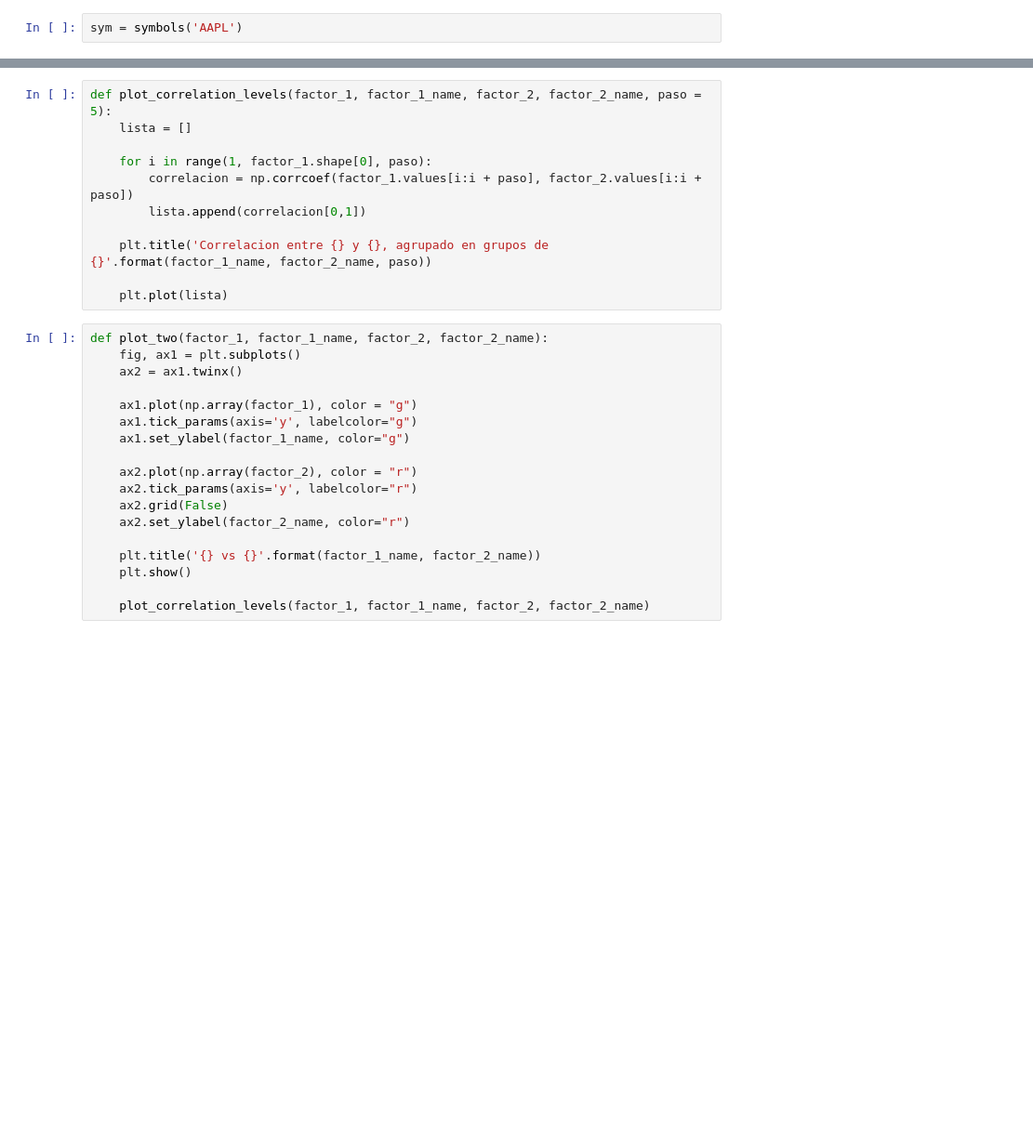
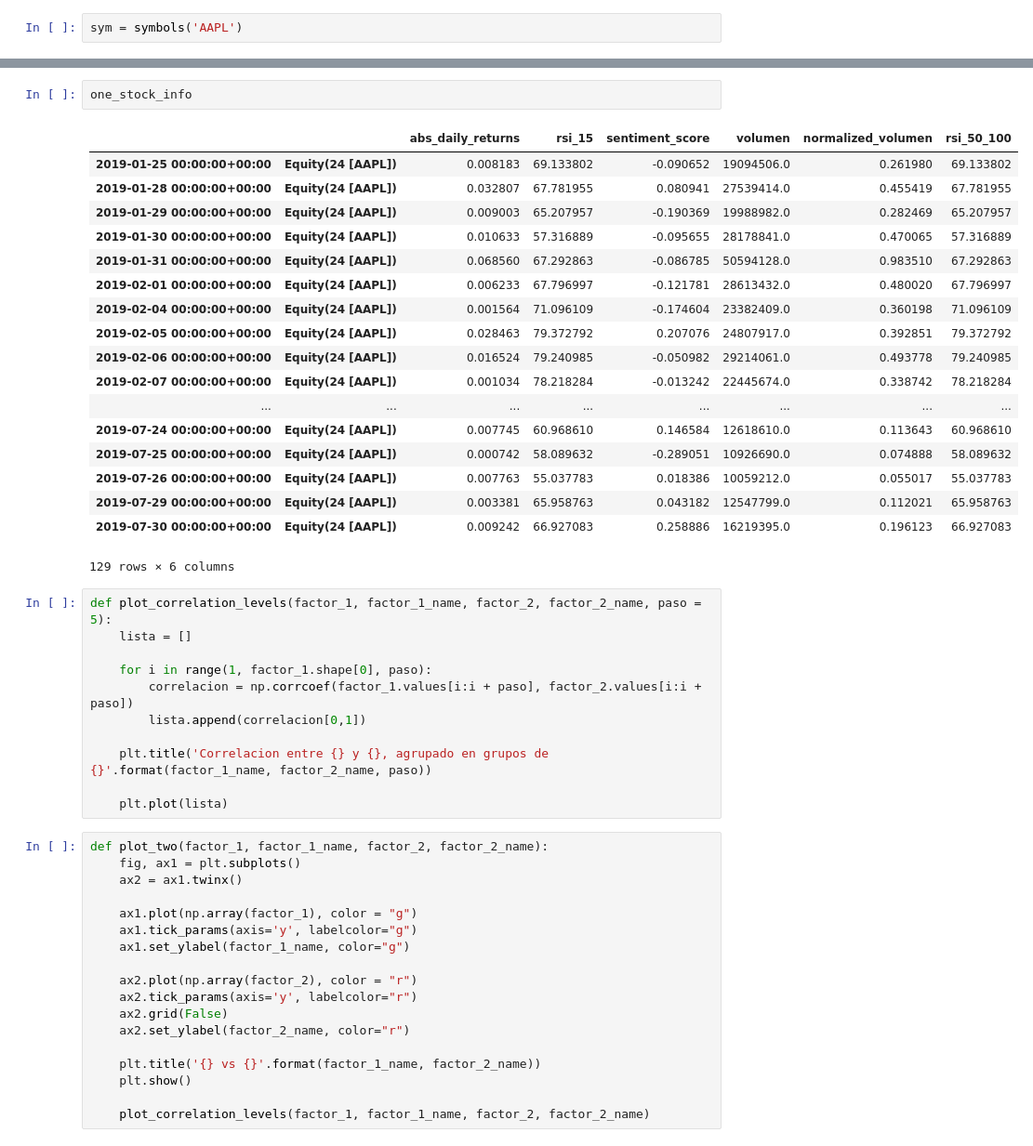
Before and after one commit to alyinuva/correlaciones, a Jupyter notebook: Correlaciones.ipynb, the cells around one changed output, grey strips where cells are left out. Shown at 93% size. Saved outputs shown, nothing was run; the diff lists cells and outputs as text; blank space fills up the shorter version.

```diff
--- a/Correlaciones.ipynb
+++ b/Correlaciones.ipynb
@@ -85,3 +105,24 @@ one_stock_info = pipeline_output.xs(sym, level=1, drop_level=False)
+# %%
+one_stock_info
+# %% [output]
+|  |  | abs_daily_returns | rsi_15 | sentiment_score | volumen | normalized_volumen | rsi_50_100 |
+| 2019-01-25 00:00:00+00:00 | Equity(24 [AAPL]) | 0.008183 | 69.133802 | -0.090652 | 19094506.0 | 0.261980 | 69.133802 |
+| 2019-01-28 00:00:00+00:00 | Equity(24 [AAPL]) | 0.032807 | 67.781955 | 0.080941 | 27539414.0 | 0.455419 | 67.781955 |
+| 2019-01-29 00:00:00+00:00 | Equity(24 [AAPL]) | 0.009003 | 65.207957 | -0.190369 | 19988982.0 | 0.282469 | 65.207957 |
+| 2019-01-30 00:00:00+00:00 | Equity(24 [AAPL]) | 0.010633 | 57.316889 | -0.095655 | 28178841.0 | 0.470065 | 57.316889 |
+| 2019-01-31 00:00:00+00:00 | Equity(24 [AAPL]) | 0.068560 | 67.292863 | -0.086785 | 50594128.0 | 0.983510 | 67.292863 |
+| 2019-02-01 00:00:00+00:00 | Equity(24 [AAPL]) | 0.006233 | 67.796997 | -0.121781 | 28613432.0 | 0.480020 | 67.796997 |
+| 2019-02-04 00:00:00+00:00 | Equity(24 [AAPL]) | 0.001564 | 71.096109 | -0.174604 | 23382409.0 | 0.360198 | 71.096109 |
+| 2019-02-05 00:00:00+00:00 | Equity(24 [AAPL]) | 0.028463 | 79.372792 | 0.207076 | 24807917.0 | 0.392851 | 79.372792 |
+| 2019-02-06 00:00:00+00:00 | Equity(24 [AAPL]) | 0.016524 | 79.240985 | -0.050982 | 29214061.0 | 0.493778 | 79.240985 |
+| 2019-02-07 00:00:00+00:00 | Equity(24 [AAPL]) | 0.001034 | 78.218284 | -0.013242 | 22445674.0 | 0.338742 | 78.218284 |
+| ... | ... | ... | ... | ... | ... | ... | ... |
+| 2019-07-24 00:00:00+00:00 | Equity(24 [AAPL]) | 0.007745 | 60.968610 | 0.146584 | 12618610.0 | 0.113643 | 60.968610 |
+| 2019-07-25 00:00:00+00:00 | Equity(24 [AAPL]) | 0.000742 | 58.089632 | -0.289051 | 10926690.0 | 0.074888 | 58.089632 |
+| 2019-07-26 00:00:00+00:00 | Equity(24 [AAPL]) | 0.007763 | 55.037783 | 0.018386 | 10059212.0 | 0.055017 | 55.037783 |
+| 2019-07-29 00:00:00+00:00 | Equity(24 [AAPL]) | 0.003381 | 65.958763 | 0.043182 | 12547799.0 | 0.112021 | 65.958763 |
+| 2019-07-30 00:00:00+00:00 | Equity(24 [AAPL]) | 0.009242 | 66.927083 | 0.258886 | 16219395.0 | 0.196123 | 66.927083 |
+129 rows × 6 columns
 # %%
 def plot_correlation_levels(factor_1, factor_1_name, factor_2, factor_2_name, paso = 5):
     lista = []
```
Also changed, not shown: parts of 10 cells of this notebook.
